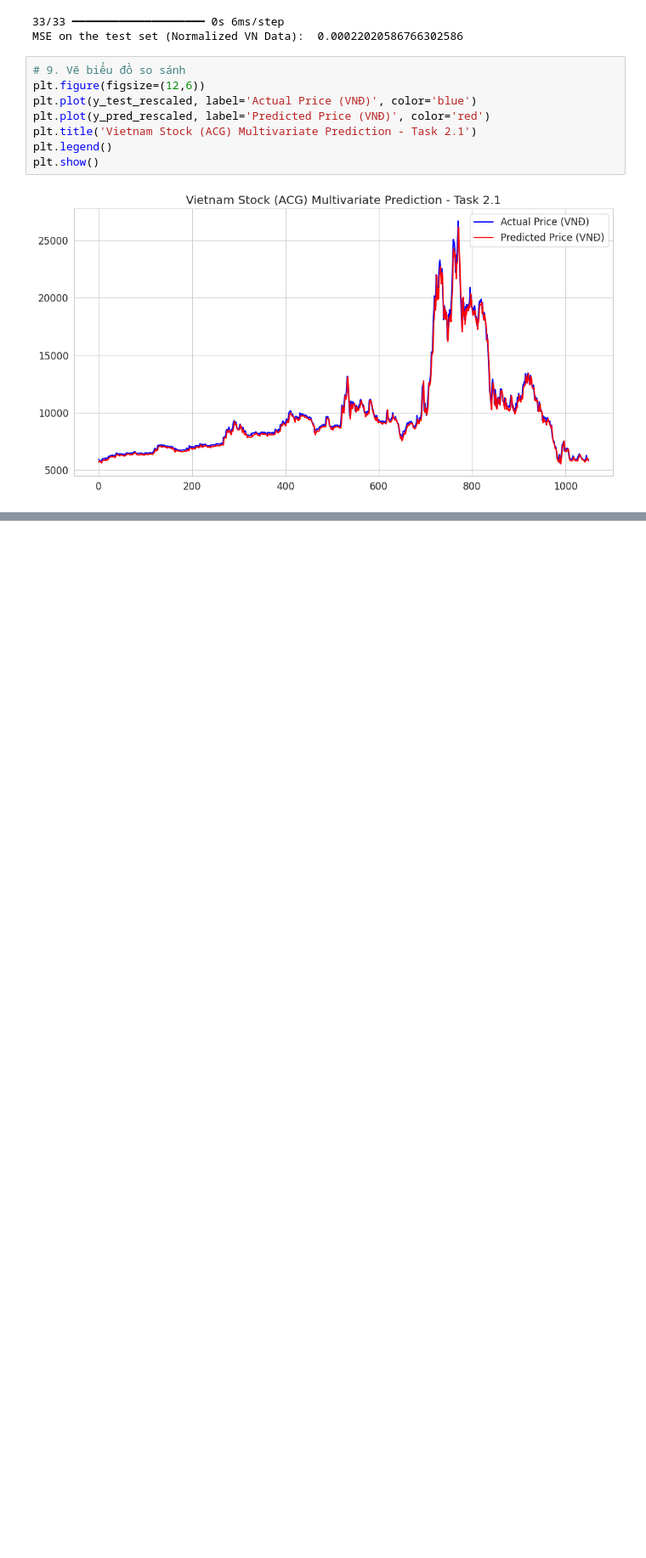
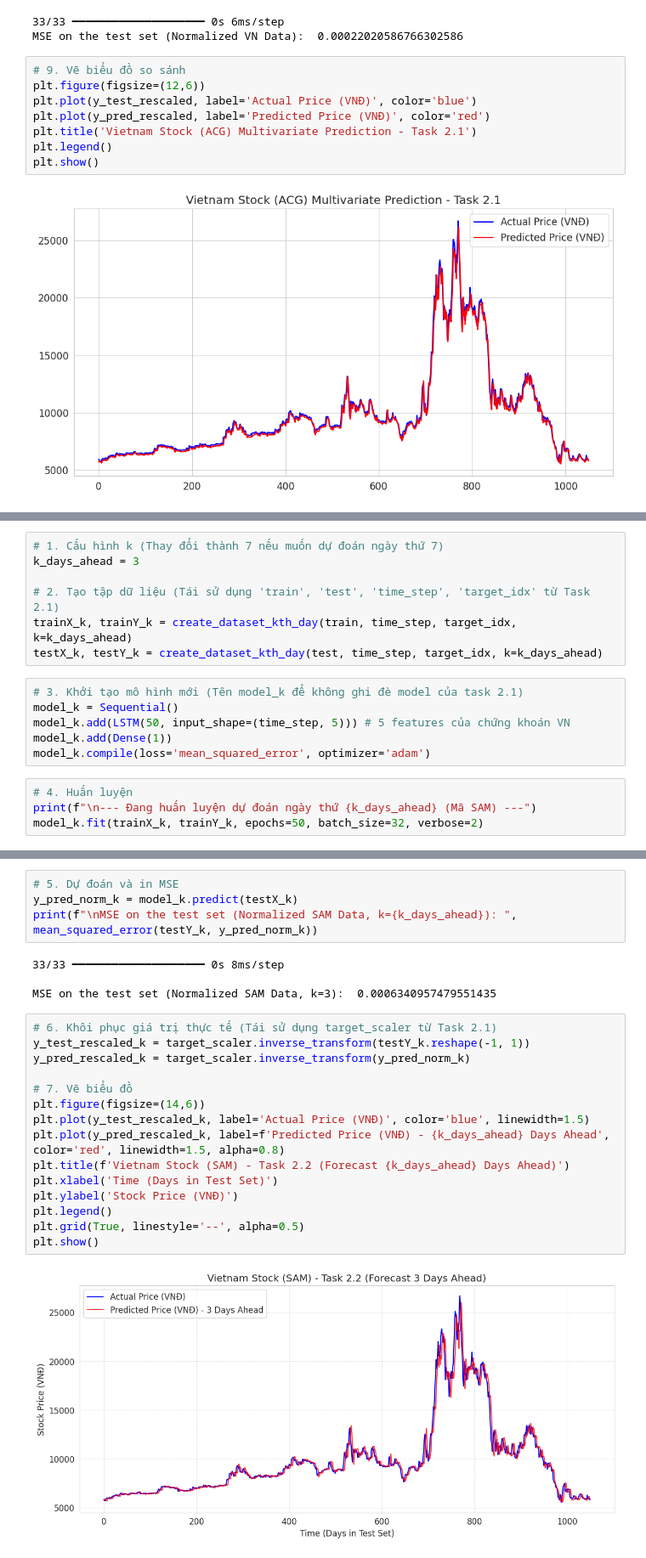
Before and after one commit to hodatisg520/DL4AI-240112-project, a Jupyter notebook: Final_project_DL4AI.ipynb, the cells around one changed output, grey strips where cells are left out. Shown at 85% size. Drawn from its saved outputs; the diff is of its cells as text; blank space fills up the shorter version.

```diff
--- a/Final_project_DL4AI.ipynb
+++ b/Final_project_DL4AI.ipynb
@@ -539,0 +558,17 @@ plt.show()
+# %%
+# 1. Cấu hình k (Thay đổi thành 7 nếu muốn dự đoán ngày thứ 7)
+k_days_ahead = 3
+
+# 2. Tạo tập dữ liệu (Tái sử dụng 'train', 'test', 'time_step', 'target_idx' từ Task 2.1)
+trainX_k, trainY_k = create_dataset_kth_day(train, time_step, target_idx, k=k_days_ahead)
+testX_k, testY_k = create_dataset_kth_day(test, time_step, target_idx, k=k_days_ahead)
+# %%
+# 3. Khởi tạo mô hình mới (Tên model_k để không ghi đè model của task 2.1)
+model_k = Sequential()
+model_k.add(LSTM(50, input_shape=(time_step, 5))) # 5 features của chứng khoán VN
+model_k.add(Dense(1))
+model_k.compile(loss='mean_squared_error', optimizer='adam')
+# %%
+# 4. Huấn luyện
+print(f"\n--- Đang huấn luyện dự đoán ngày thứ {k_days_ahead} (Mã SAM) ---")
+model_k.fit(trainX_k, trainY_k, epochs=50, batch_size=32, verbose=2)
@@ -539,0 +594,25 @@ plt.show()
+# %%
+# 5. Dự đoán và in MSE
+y_pred_norm_k = model_k.predict(testX_k)
+print(f"\nMSE on the test set (Normalized SAM Data, k={k_days_ahead}): ", mean_squared_error(testY_k, y_pred_norm_k))
+# %% [output]
+33/33 ━━━━━━━━━━━━━━━━━━━━ 0s 8ms/step
+
+MSE on the test set (Normalized SAM Data, k=3):  0.0006340957479551435
+# %%
+# 6. Khôi phục giá trị thực tế (Tái sử dụng target_scaler từ Task 2.1)
+y_test_rescaled_k = target_scaler.inverse_transform(testY_k.reshape(-1, 1))
+y_pred_rescaled_k = target_scaler.inverse_transform(y_pred_norm_k)
+
+# 7. Vẽ biểu đồ
+plt.figure(figsize=(14,6))
+plt.plot(y_test_rescaled_k, label='Actual Price (VNĐ)', color='blue', linewidth=1.5)
+plt.plot(y_pred_rescaled_k, label=f'Predicted Price (VNĐ) - {k_days_ahead} Days Ahead', color='red', linewidth=1.5, alpha=0.8)
+plt.title(f'Vietnam Stock (SAM) - Task 2.2 (Forecast {k_days_ahead} Days Ahead)')
+plt.xlabel('Time (Days in Test Set)')
+plt.ylabel('Stock Price (VNĐ)')
+plt.legend()
+plt.grid(True, linestyle='--', alpha=0.5)
+plt.show()
+# %% [output]
+[figure, added]
```
Also changed, not shown: parts of 4 cells of this notebook.
